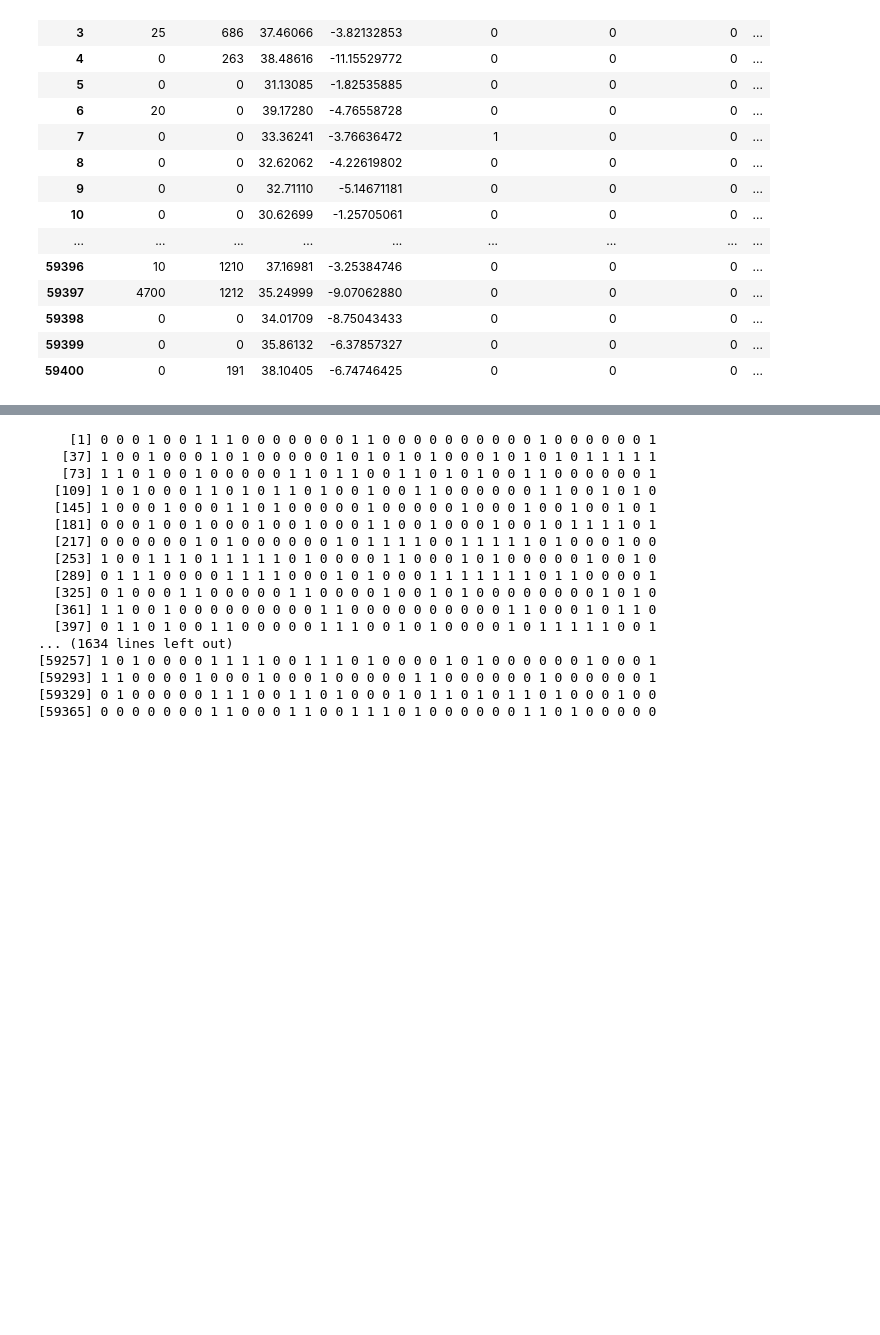
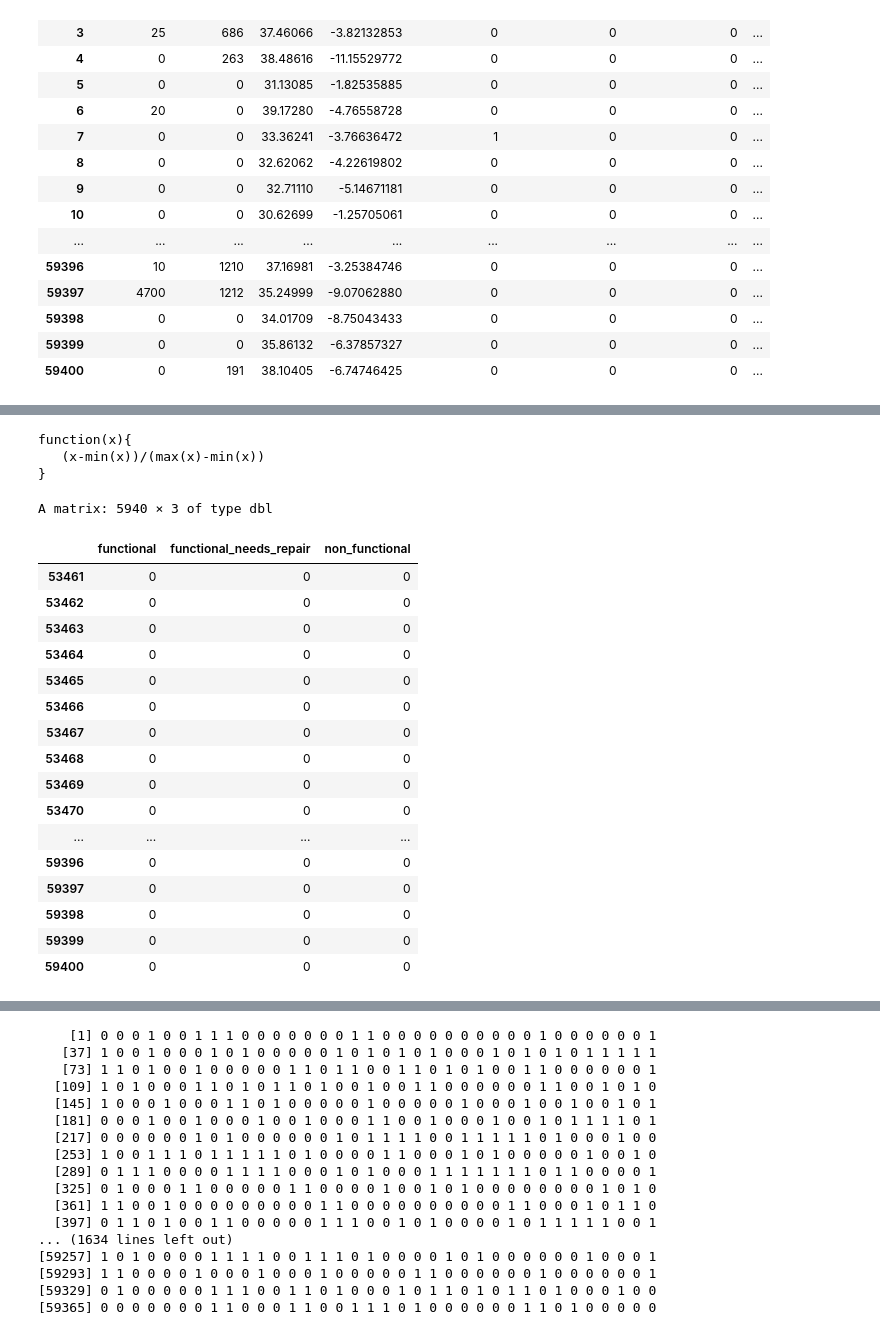
Before and after one commit to Maxlanglet/Projet_ML, a Jupyter notebook: ReportTemplate.ipynb, the cells around one changed output, grey strips where cells are left out. Drawn from its saved outputs; the diff is of its cells as text; code cells hidden in the pictures; blank space fills up the shorter version.

```diff
--- a/ReportTemplate.ipynb
+++ b/ReportTemplate.ipynb
@@ -503,0 +516,33 @@ A data.frame: 59400 × 160
+# %%
+function(x){
+   (x-min(x))/(max(x)-min(x))
+}
+
+Y_hat <- t(apply(Y_hat_ts, 1, function(x)(x-min(x))/(max(x)-min(x))))
+
+Y_hat[,1] <- ifelse(Y_hat_ts[,1] < 1,0,1)
+Y_hat[,2] <- ifelse(Y_hat_ts[,2] < 1,0,1)
+Y_hat[,3] <- ifelse(Y_hat_ts[,3] < 1,0,1)
+Y_hat
+# %% [output]
+function(x){
+   (x-min(x))/(max(x)-min(x))
+}
+A matrix: 5940 × 3 of type dbl
+|  | functional | functional_needs_repair | non_functional |
+| 53461 | 0 | 0 | 0 |
+| 53462 | 0 | 0 | 0 |
+| 53463 | 0 | 0 | 0 |
+| 53464 | 0 | 0 | 0 |
+| 53465 | 0 | 0 | 0 |
+| 53466 | 0 | 0 | 0 |
+| 53467 | 0 | 0 | 0 |
+| 53468 | 0 | 0 | 0 |
+| 53469 | 0 | 0 | 0 |
+| 53470 | 0 | 0 | 0 |
+| ... | ... | ... | ... |
+| 59396 | 0 | 0 | 0 |
+| 59397 | 0 | 0 | 0 |
+| 59398 | 0 | 0 | 0 |
+| 59399 | 0 | 0 | 0 |
+| 59400 | 0 | 0 | 0 |
```
Also changed, not shown: parts of 14 cells of this notebook.
